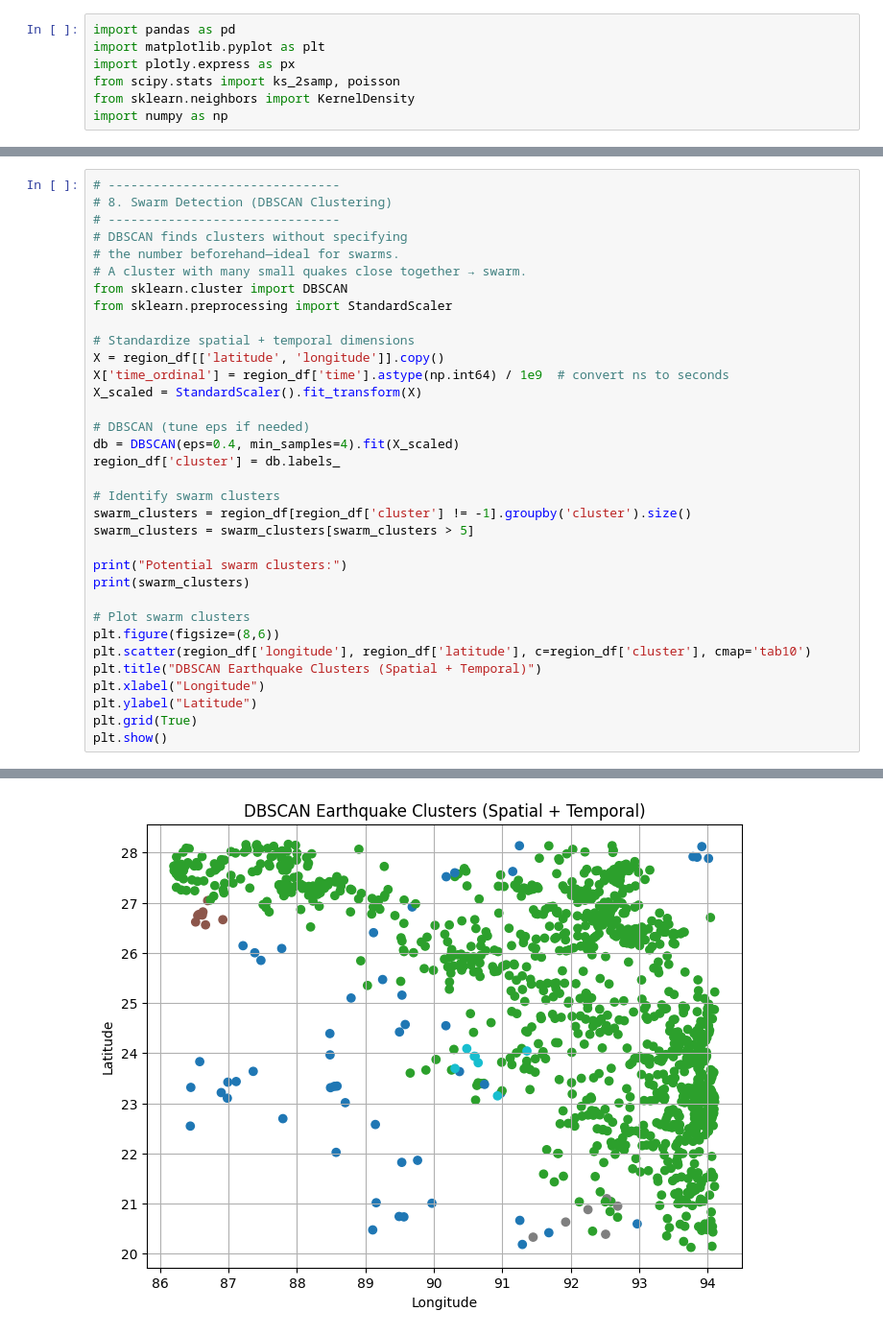
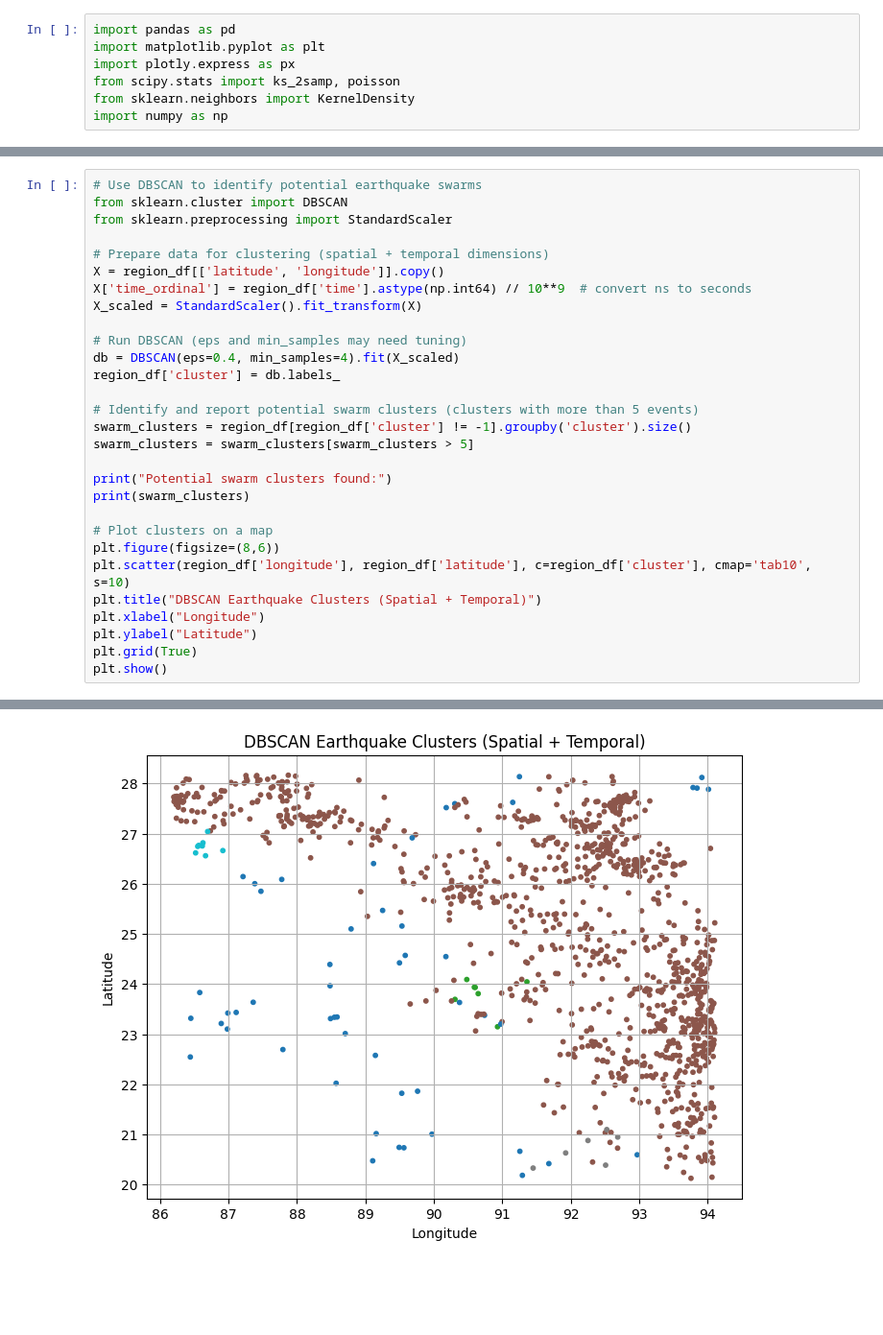
Before and after one commit to mehdihasan/bd-earthquake-analysis-2025, a Jupyter notebook: analysis.ipynb, the cells around one changed output, grey strips where cells are left out. Shown at 96% size. Saved outputs shown, nothing was run; the diff lists cells and outputs as text; blank space fills up the shorter version.

```diff
--- a/analysis.ipynb
+++ b/analysis.ipynb
@@ -441,32 +546,27 @@ Aftershocks:
 # %%
-# -------------------------------
-# 8. Swarm Detection (DBSCAN Clustering)
-# -------------------------------
-# DBSCAN finds clusters without specifying
-# the number beforehand—ideal for swarms.
-# A cluster with many small quakes close together → swarm.
+# Use DBSCAN to identify potential earthquake swarms
 from sklearn.cluster import DBSCAN
 from sklearn.preprocessing import StandardScaler
 
-# Standardize spatial + temporal dimensions
+# Prepare data for clustering (spatial + temporal dimensions)
 X = region_df[['latitude', 'longitude']].copy()
-X['time_ordinal'] = region_df['time'].astype(np.int64) / 1e9  # convert ns to seconds
+X['time_ordinal'] = region_df['time'].astype(np.int64) // 10**9  # convert ns to seconds
 X_scaled = StandardScaler().fit_transform(X)
 
-# DBSCAN (tune eps if needed)
+# Run DBSCAN (eps and min_samples may need tuning)
 db = DBSCAN(eps=0.4, min_samples=4).fit(X_scaled)
 region_df['cluster'] = db.labels_
 
-# Identify swarm clusters
+# Identify and report potential swarm clusters (clusters with more than 5 events)
 swarm_clusters = region_df[region_df['cluster'] != -1].groupby('cluster').size()
 swarm_clusters = swarm_clusters[swarm_clusters > 5]
 
-print("Potential swarm clusters:")
+print("Potential swarm clusters found:")
 print(swarm_clusters)
 
-# Plot swarm clusters
+# Plot clusters on a map
 plt.figure(figsize=(8,6))
-plt.scatter(region_df['longitude'], region_df['latitude'], c=region_df['cluster'], cmap='tab10')
+plt.scatter(region_df['longitude'], region_df['latitude'], c=region_df['cluster'], cmap='tab10', s=10)
 plt.title("DBSCAN Earthquake Clusters (Spatial + Temporal)")
 plt.xlabel("Longitude")
 plt.ylabel("Latitude")
@@ -482,2 +582,2 @@ cluster
 dtype: int64
-[figure, old version]
+[figure, new version]
```
Also changed, not shown: parts of 40 cells of this notebook, 7 other files.
